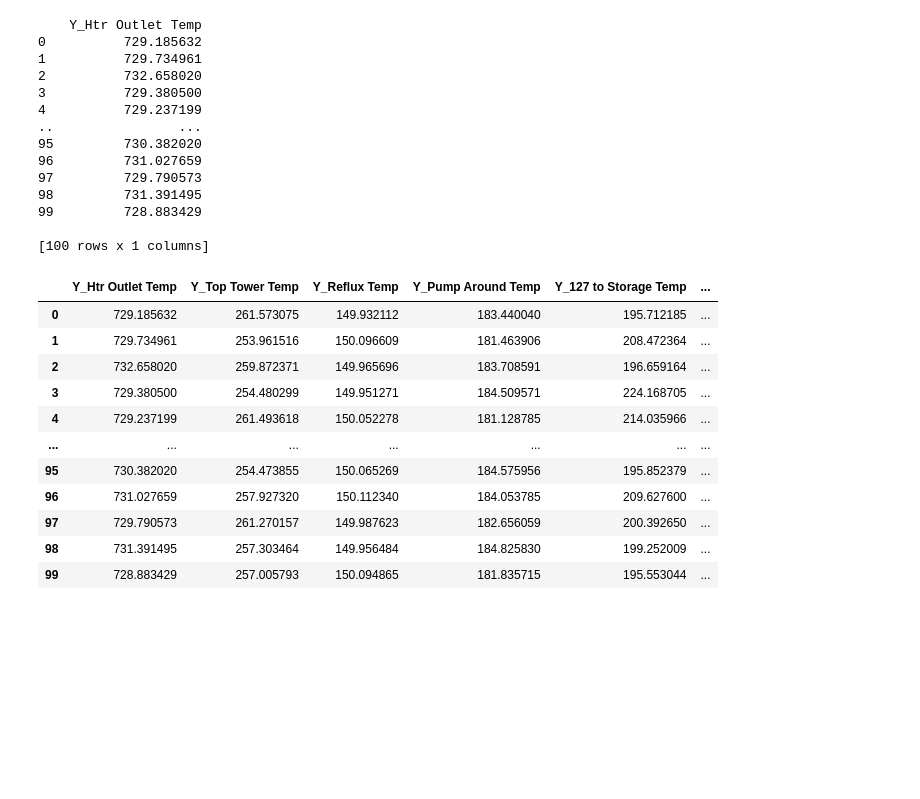
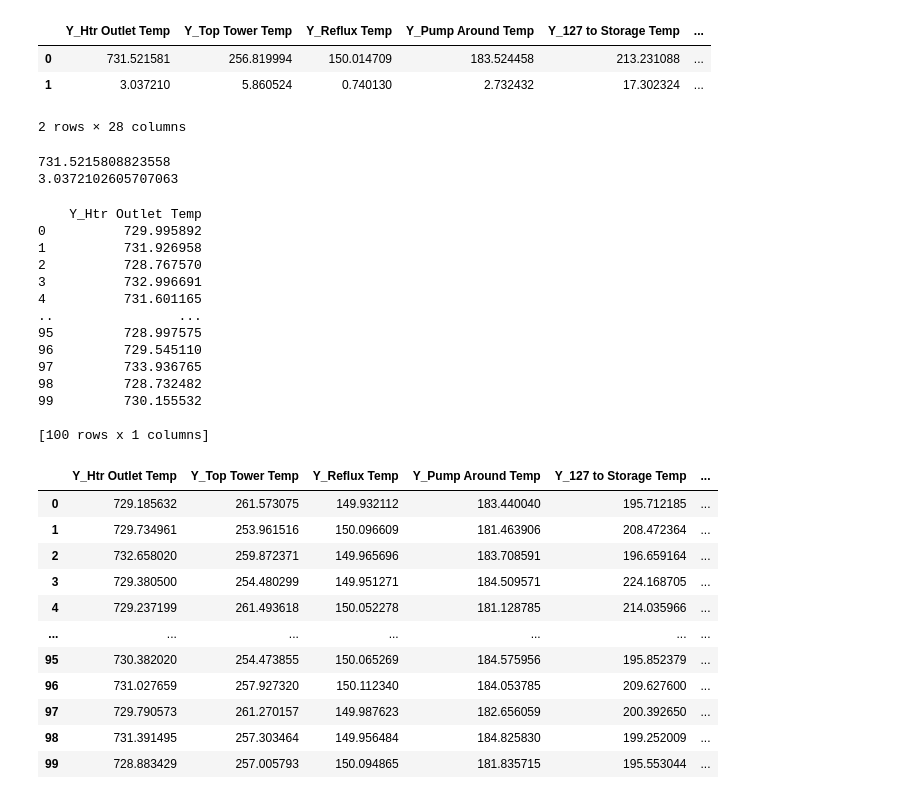
Before and after one commit to JPHebert32/MPO, a Jupyter notebook: Simulated_Data.ipynb, the cells around one changed output. Drawn from its saved outputs; the diff is of its cells as text; code cells hidden in the pictures; blank space fills up the shorter version.

Commit message:
Simulated Data

```diff
--- a/Simulated_Data.ipynb
+++ b/Simulated_Data.ipynb
@@ -1,28 +1,44 @@
+# %%
+# importing pandas and numpy libraries
+import numpy as np
+import pandas as pd
+
+data_file = 'Resources/y_varaibles_describe.csv'
+data_df = pd.read_csv(data_file)
+#data_df.set_index("Unnamed: 0")
+data_df
+# %% [output]
+|  | Y_Htr Outlet Temp | Y_Top Tower Temp | Y_Reflux Temp | Y_Pump Around Temp | Y_127 to Storage Temp | ... |
+| 0 | 731.521581 | 256.819994 | 150.014709 | 183.524458 | 213.231088 | ... |
+| 1 | 3.037210 | 5.860524 | 0.740130 | 2.732432 | 17.302324 | ... |
+2 rows × 28 columns
+# %%
+print(data_df.loc[0,"Y_Htr Outlet Temp"])
+print(data_df.loc[1,"Y_Htr Outlet Temp"])
+# %% [output]
+731.5215808823558
+3.0372102605707063
 # %%
-# importing pandas and numpy libraries
-import numpy as np
-import pandas as pd
-
 k = 100
 
 
-s = np.random.uniform(731.022033 - 2.320612, 731.022033 + 2.320612, k)
+s = np.random.uniform(data_df.loc[0,"Y_Htr Outlet Temp"] - data_df.loc[1,"Y_Htr Outlet Temp"], data_df.loc[0,"Y_Htr Outlet Temp"] + data_df.loc[1,"Y_Htr Outlet Temp"], k)
 df = pd.DataFrame(s, columns = ['Y_Htr Outlet Temp'])
 
 # displaying random integers in data frame
 print(df)
 # %% [output]
     Y_Htr Outlet Temp
-0          729.185632
-1          729.734961
-2          732.658020
-3          729.380500
-4          729.237199
+0          729.995892
+1          731.926958
+2          728.767570
+3          732.996691
+4          731.601165
 ..                ...
-95         730.382020
-96         731.027659
-97         729.790573
-98         731.391495
-99         728.883429
+95         728.997575
+96         729.545110
+97         733.936765
+98         728.732482
+99         730.155532
 
 [100 rows x 1 columns]
```
Also changed, not shown: parts of 2 cells of this notebook, 3 other files.
